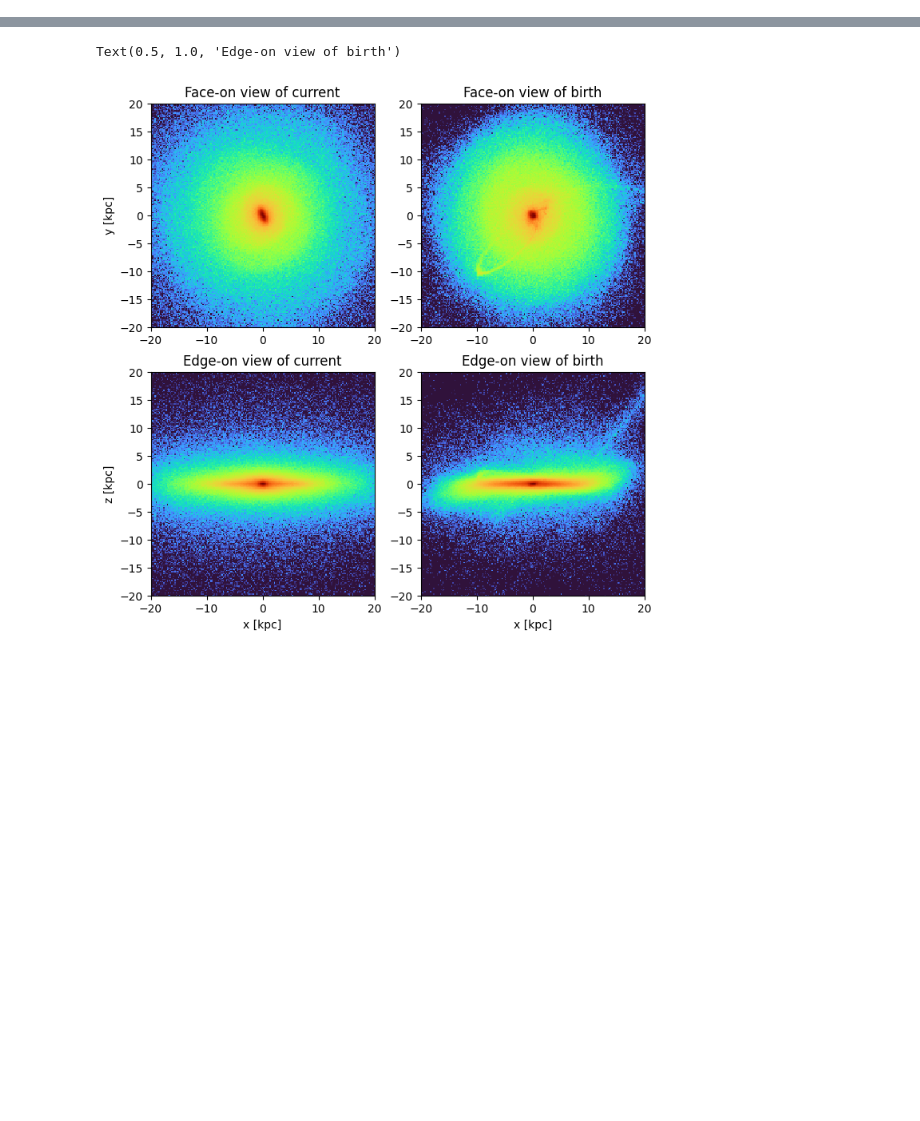
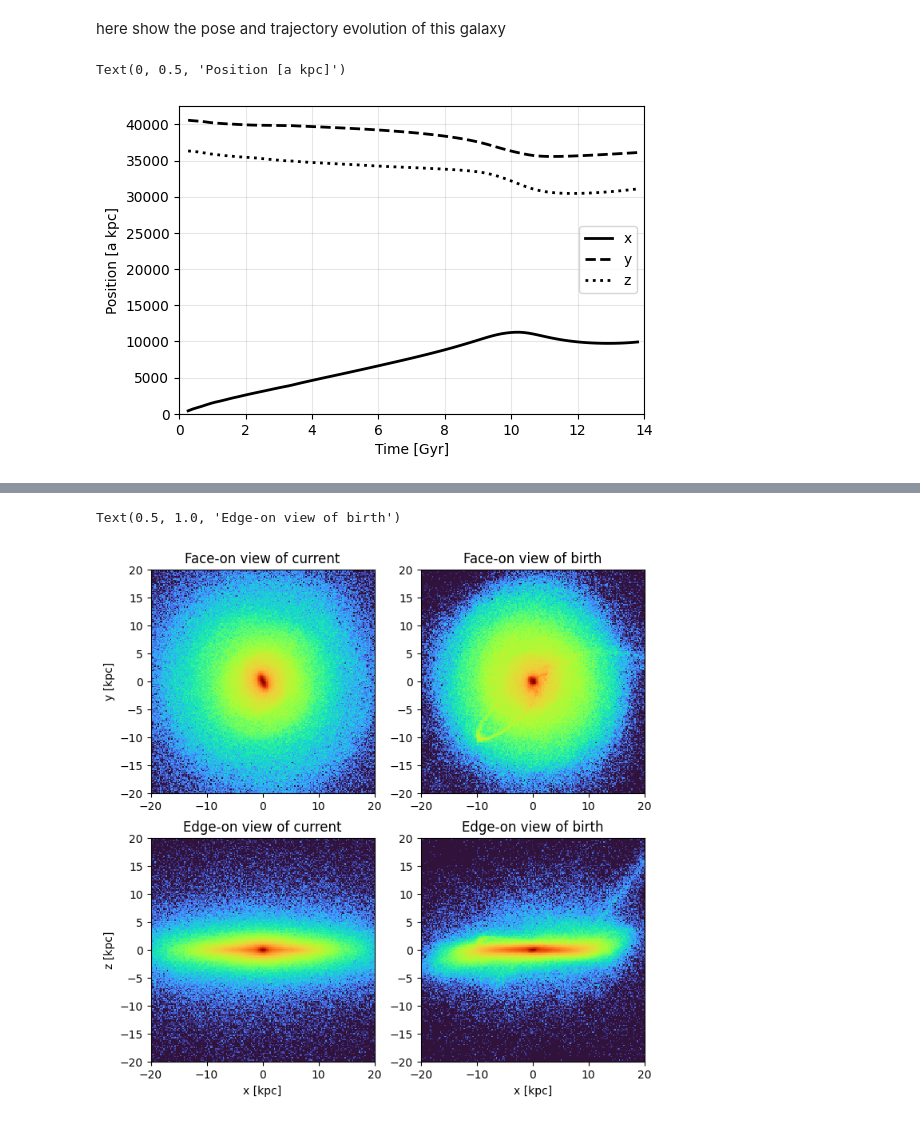
Before and after one commit to GalaxySimAnalytics/GalaxyPose, a Jupyter notebook: examples/quick_start.ipynb, the cells around one changed output, grey strips where cells are left out. Saved outputs shown, nothing was run; the diff lists cells and outputs as text; code cells hidden in the pictures; blank space fills up the shorter version.

```diff
--- a/examples/quick_start.ipynb
+++ b/examples/quick_start.ipynb
@@ -21,3 +22,22 @@ with h5py.File("TNG50_subhalo_10.hdf5", "r") as file:
 # build galaxy pose trajectory model
 # box_size of TNG50 is 35000 "a kpc/h" = 35000/0.6774 "a kpc"
 orbits = GalaxyPoseTrajectory(t, cpos, cvel, angular_momentum=ang_mom, box_size=35000/0.6774)
+# %% [markdown]
+here show the pose and trajectory evolution of this galaxy
+# %%
+t_test = np.linspace(t[0],t[-1],100)
+p,v,tr = orbits(t_test,wrap=True)
+# %%
+plt.figure(figsize=(6, 4))
+plt.plot(t_test, p[:, 0], 'k-', linewidth=2, label='x')
+plt.plot(t_test, p[:, 1], 'k--', linewidth=2, label='y')
+plt.plot(t_test, p[:, 2], 'k:', linewidth=2, label='z')
+plt.legend()
+plt.xlim(0, 14)
+plt.ylim(0,)
+plt.grid(True, alpha=0.3)
+plt.xlabel("Time [Gyr]")
+plt.ylabel("Position [a kpc]")
+# %% [output]
+Text(0, 0.5, 'Position [a kpc]')
+[figure, added]
```
Also changed, not shown: parts of 4 cells of this notebook, 1 other file.
